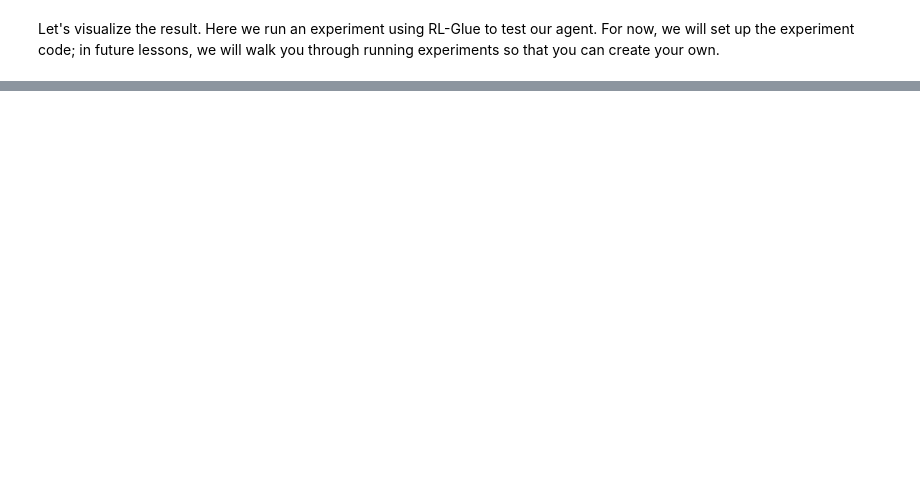
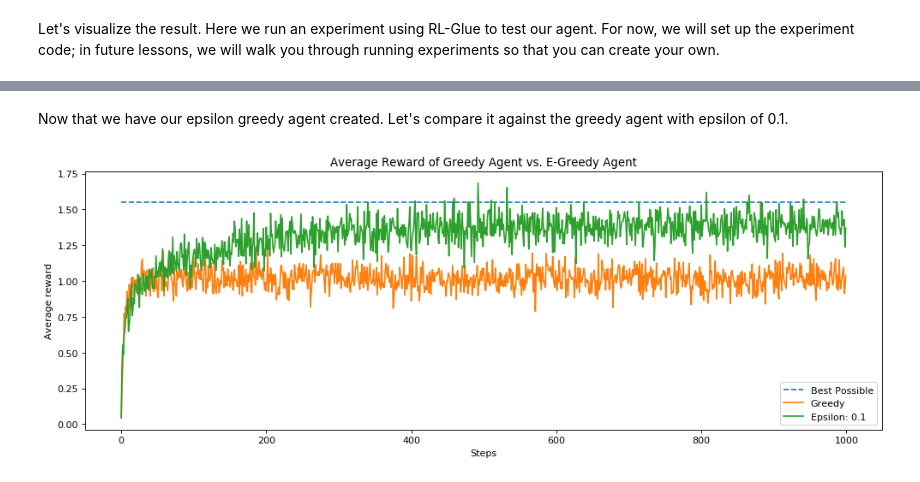
Before and after one commit to ArkaStark/Artificial_Intelligence, a Jupyter notebook: RL/Bandit.ipynb, the cells around one changed output, grey strips where cells are left out. Drawn from its saved outputs; the diff is of its cells as text; code cells hidden in the pictures; blank space fills up the shorter version.

Commit message:
Implemented Epsilon-Greedy RL Agent

```diff
--- a/RL/Bandit.ipynb
+++ b/RL/Bandit.ipynb
@@ -201,0 +322,42 @@ plt.show()
+# %% [markdown]
+Now that we have our epsilon greedy agent created. Let's compare it against the greedy agent with epsilon of 0.1.
+# %%
+# ---------------
+# Discussion Cell
+# ---------------
+
+# Plot Epsilon greedy results and greedy results
+num_runs = 200
+num_steps = 1000
+epsilon = 0.1
+agent = EpsilonGreedyAgent
+env = ten_arm_env.Environment
+agent_info = {"num_actions": 10, "epsilon": epsilon}
+env_info = {}
+all_rewards = np.zeros((num_runs, num_steps))
+
+for run in tqdm(range(num_runs)):
+    np.random.seed(run)
+
+    rl_glue = RLGlue(env, agent)
+    rl_glue.rl_init(agent_info, env_info)
+    rl_glue.rl_start()
+
+    for i in range(num_steps):
+        reward, _, action, _ = rl_glue.rl_step() # The environment and agent take a step and return
+                                                 # the reward, and action taken.
+        all_rewards[run, i] = reward
+
+# take the mean over runs
+scores = np.mean(all_rewards, axis=0)
+plt.figure(figsize=(15, 5), dpi= 80, facecolor='w', edgecolor='k')
+plt.plot([1.55 for _ in range(num_steps)], linestyle="--")
+plt.plot(greedy_scores)
+plt.title("Average Reward of Greedy Agent vs. E-Greedy Agent")
+plt.plot(scores)
+plt.legend(("Best Possible", "Greedy", "Epsilon: 0.1"))
+plt.xlabel("Steps")
+plt.ylabel("Average reward")
+plt.show()
+# %% [output]
+[figure, added]
```
Also changed, not shown: parts of 25 cells of this notebook.
